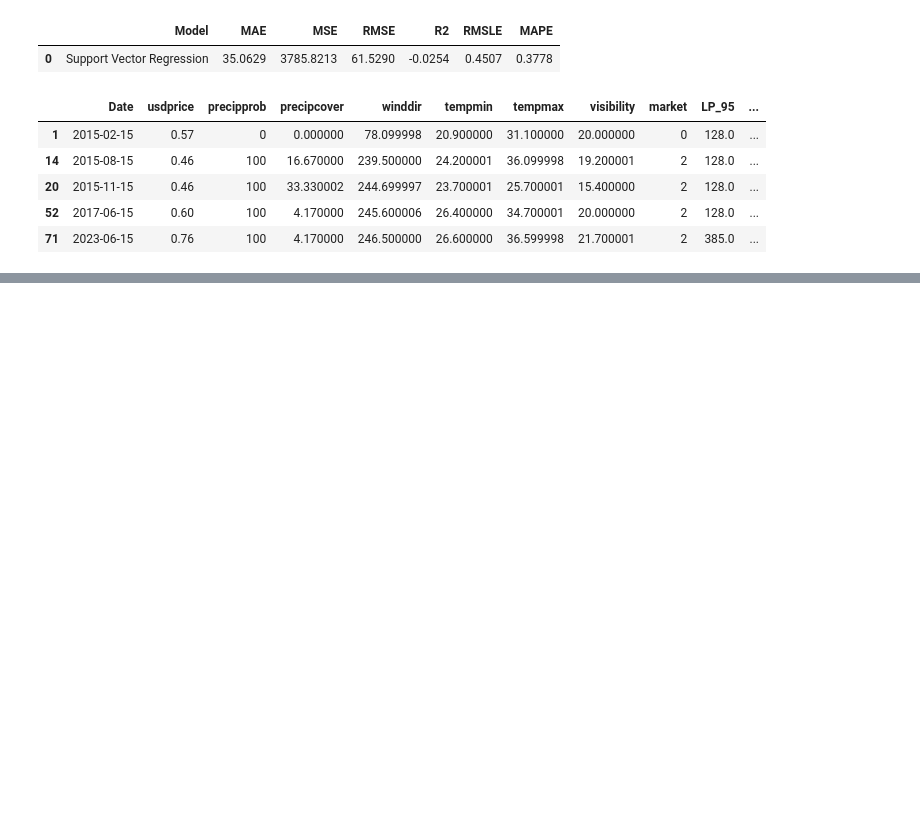
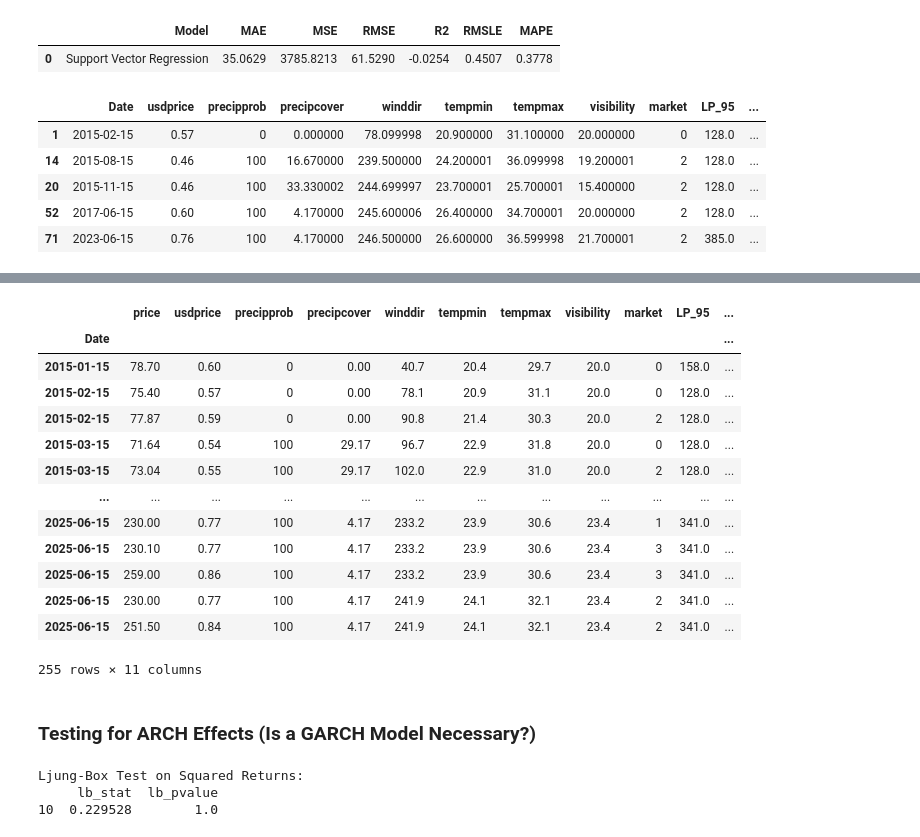
Before and after one commit to DVIlangamge/FYP--Rice-Price-Volatility-Analysis-and-Forecasting, a Jupyter notebook: FYP_Rice_price_predictions.ipynb, the cells around one changed output, grey strips where cells are left out. Drawn from its saved outputs; the diff is of its cells as text; code cells hidden in the pictures; blank space fills up the shorter version.

```diff
--- a/FYP_Rice_price_predictions.ipynb
+++ b/FYP_Rice_price_predictions.ipynb
@@ -2352,0 +2398,17 @@ fig.show()
+# %%
+garch_model_df
+# %% [output]
+|  | price | usdprice | precipprob | precipcover | winddir | tempmin | tempmax | visibility | market | LP_95 | ... |
+| Date |  |  |  |  |  |  |  |  |  |  | ... |
+| 2015-01-15 | 78.70 | 0.60 | 0 | 0.00 | 40.7 | 20.4 | 29.7 | 20.0 | 0 | 158.0 | ... |
+| 2015-02-15 | 75.40 | 0.57 | 0 | 0.00 | 78.1 | 20.9 | 31.1 | 20.0 | 0 | 128.0 | ... |
+| 2015-02-15 | 77.87 | 0.59 | 0 | 0.00 | 90.8 | 21.4 | 30.3 | 20.0 | 2 | 128.0 | ... |
+| 2015-03-15 | 71.64 | 0.54 | 100 | 29.17 | 96.7 | 22.9 | 31.8 | 20.0 | 0 | 128.0 | ... |
+| 2015-03-15 | 73.04 | 0.55 | 100 | 29.17 | 102.0 | 22.9 | 31.0 | 20.0 | 2 | 128.0 | ... |
+| ... | ... | ... | ... | ... | ... | ... | ... | ... | ... | ... | ... |
+| 2025-06-15 | 230.00 | 0.77 | 100 | 4.17 | 233.2 | 23.9 | 30.6 | 23.4 | 1 | 341.0 | ... |
+| 2025-06-15 | 230.10 | 0.77 | 100 | 4.17 | 233.2 | 23.9 | 30.6 | 23.4 | 3 | 341.0 | ... |
+| 2025-06-15 | 259.00 | 0.86 | 100 | 4.17 | 233.2 | 23.9 | 30.6 | 23.4 | 3 | 341.0 | ... |
+| 2025-06-15 | 230.00 | 0.77 | 100 | 4.17 | 241.9 | 24.1 | 32.1 | 23.4 | 2 | 341.0 | ... |
+| 2025-06-15 | 251.50 | 0.84 | 100 | 4.17 | 241.9 | 24.1 | 32.1 | 23.4 | 2 | 341.0 | ... |
+255 rows × 11 columns
@@ -2352,0 +2417,23 @@ fig.show()
+# %% [markdown]
+### Testing for ARCH Effects (Is a GARCH Model Necessary?)
+# %%
+# Import the Ljung-Box test function
+from statsmodels.stats.diagnostic import acorr_ljungbox
+
+# It's common practice to scale returns by 100 for GARCH modeling.
+# This helps the optimization algorithm converge more easily.
+scaled_returns = garch_model_df['price_returns'] * 100
+
+max_lag = min(10, len(scaled_returns) - 1)
+
+# Perform the Ljung-Box test on the squared scaled returns.
+# We'll check for autocorrelation up to 10 lags.
+lb_test_results = acorr_ljungbox(scaled_returns**2, lags=[max_lag], return_df=True)
+
+# Print the results
+print("Ljung-Box Test on Squared Returns:")
+print(lb_test_results)
+# %% [output]
+Ljung-Box Test on Squared Returns:
+     lb_stat  lb_pvalue
+10  0.229528        1.0
```
Also changed, not shown: parts of 57 cells of this notebook.
